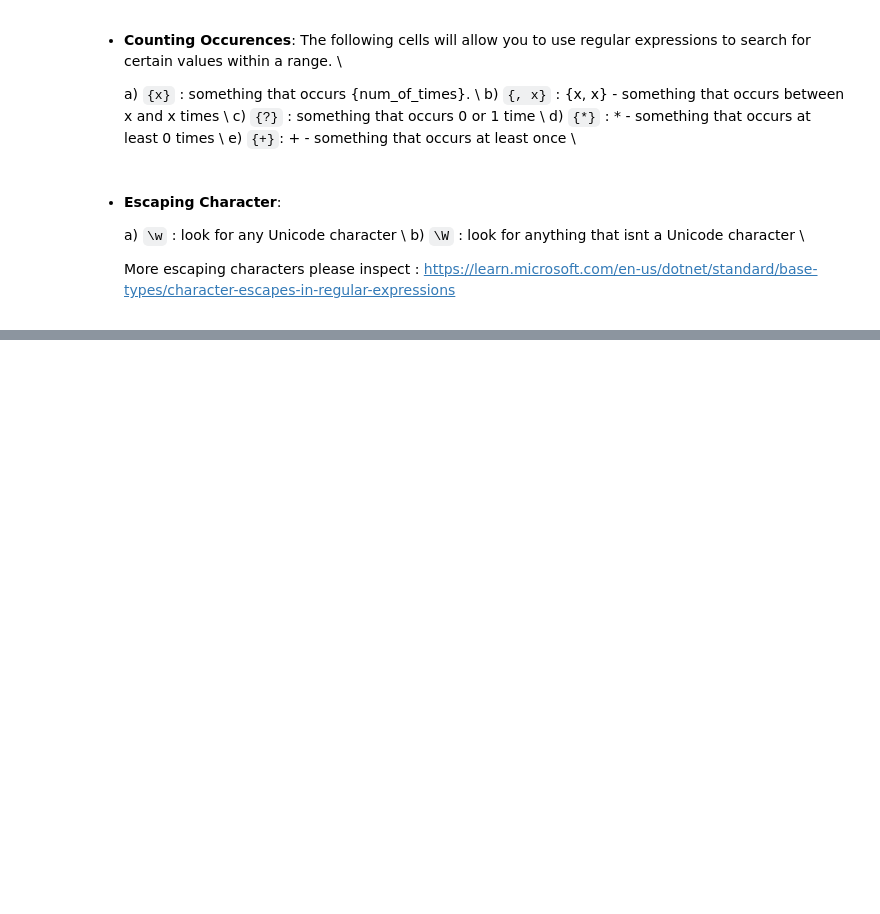
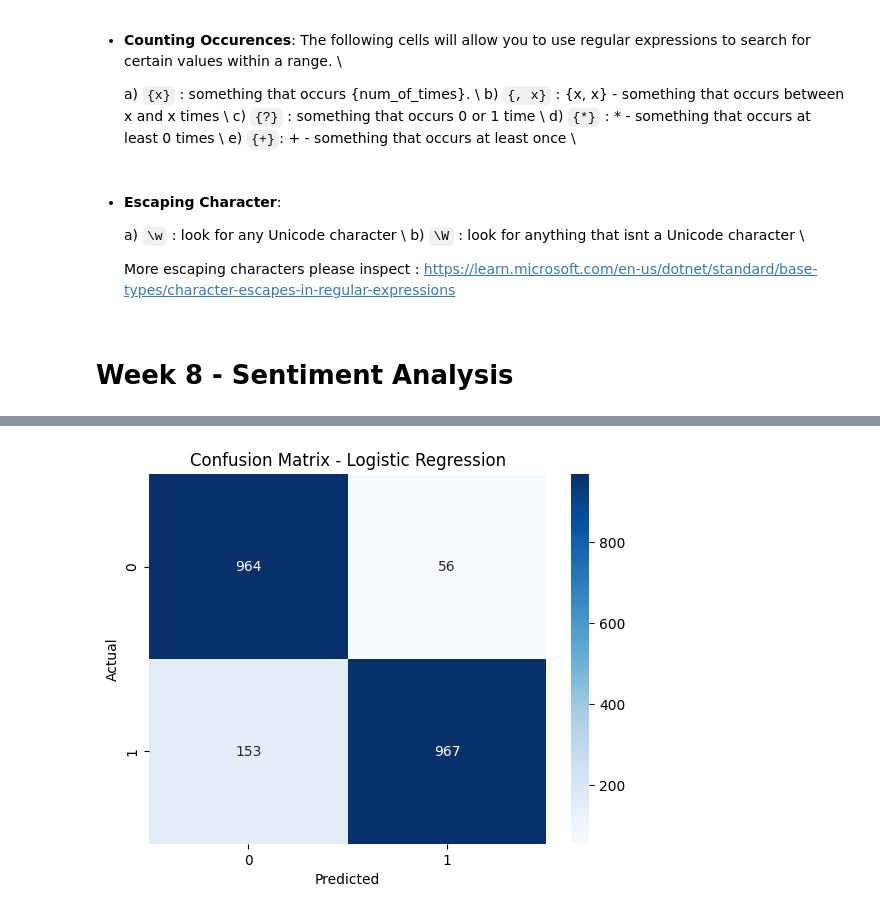
Before and after one commit to Buffyxo/Misinformation-Detector, a Jupyter notebook: Assignment2.ipynb, the cells around one changed output, grey strips where cells are left out. Drawn from its saved outputs; the diff is of its cells as text; code cells hidden in the pictures; blank space fills up the shorter version.

Commit message:
Added Sentiment Analysis

```diff
--- a/Assignment2.ipynb
+++ b/Assignment2.ipynb
@@ -344,3 +384,78 @@ found_2 = pattern_2.findall('This is a sentence. With, exclamation mark at the e
 
 print(found_1)
 print(found_2)
+# %% [markdown]
+# Week 8 - Sentiment Analysis
+# %%
+import pandas as pd
+from sklearn.feature_extraction.text import TfidfVectorizer
+from sklearn.linear_model import LogisticRegression
+from sklearn.neighbors import KNeighborsClassifier
+from sklearn.metrics import classification_report, accuracy_score, f1_score, confusion_matrix
+import seaborn as sns
+import matplotlib.pyplot as plt
+
+# === 1. Load datasets ===
+train_df = pd.read_excel("Constraint_English_Train_Cleaned.xlsx")
+val_df = pd.read_excel("Constraint_English_Val .xlsx")
+test_df = pd.read_excel("Constraint_English_Test.xlsx")
+
+X_train = train_df['clean_text']
+y_train = train_df['label'].map({'real': 1, 'fake': 0})
+
+X_val = val_df['tweet'] # NEED TO CLEAN
+y_val = val_df['label'].map({'real': 1, 'fake': 0})
+
+X_test = test_df['tweet'] # NEED TO CLEAN
+y_test = test_df['label'].map({'real': 1, 'fake': 0})
+
+# === 2. TF-IDF vectorization ===
+vectorizer = TfidfVectorizer(ngram_range=(1,2), max_features=5000)
+X_train_vec = vectorizer.fit_transform(X_train)  # Learn vocabulary from train set
+X_val_vec = vectorizer.transform(X_val)          # Use the same vocabulary
+X_test_vec = vectorizer.transform(X_test)
+
+# === 3. Train Logistic Regression ===
+log_reg = LogisticRegression(max_iter=1000, random_state=42)
+log_reg.fit(X_train_vec, y_train)
+
+# === 4. Validate model ===
+y_val_pred = log_reg.predict(X_val_vec)
+print("Validation Results:")
+print(classification_report(y_val, y_val_pred))
+
+# === 5. Test model ===
+y_test_pred = log_reg.predict(X_test_vec)
+print("Test Results:")
+print(classification_report(y_test, y_test_pred))
+
+# === 6. Optional: KNN ===
+knn = KNeighborsClassifier(n_neighbors=5)
+knn.fit(X_train_vec, y_train)
+
+y_val_pred_knn = knn.predict(X_val_vec)
+print("KNN Validation Results:")
+print(classification_report(y_val, y_val_pred_knn))
+
+y_test_pred_knn = knn.predict(X_test_vec)
+print("KNN Test Results:")
+print(classification_report(y_test, y_test_pred_knn))
+
+# === 7. Metrics and Confusion Matrix ===
+# print(f"Training size: {len(X_train)}")
+# print(f"Validation size: {len(X_val)}")
+# print(f"Test size: {len(X_test)}")
+# print(f"Classes in training set:\n{y_train.value_counts()}")
+# print(f"Classes in validation set:\n{y_val.value_counts()}")
+# print(f"Classes in test set:\n{y_test.value_counts()}")
+
+print("Logistic Regression Test Accuracy:", accuracy_score(y_test, y_test_pred))
+print("Logistic Regression Test F1 Score:", f1_score(y_test, y_test_pred))
+
+cm = confusion_matrix(y_test, y_test_pred)
+sns.heatmap(cm, annot=True, fmt="d", cmap="Blues")
+plt.xlabel("Predicted")
+plt.ylabel("Actual")
+plt.title("Confusion Matrix - Logistic Regression")
+plt.show()
+# %% [output]
@@ -346,0 +479 @@ print(found_2)
+[figure, added]
```
Also changed, not shown: parts of 5 cells of this notebook, 1 other file.
